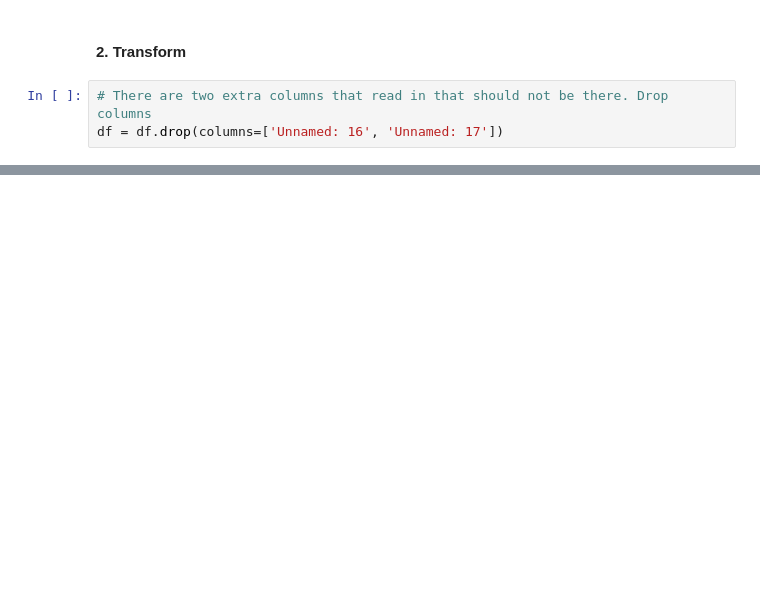
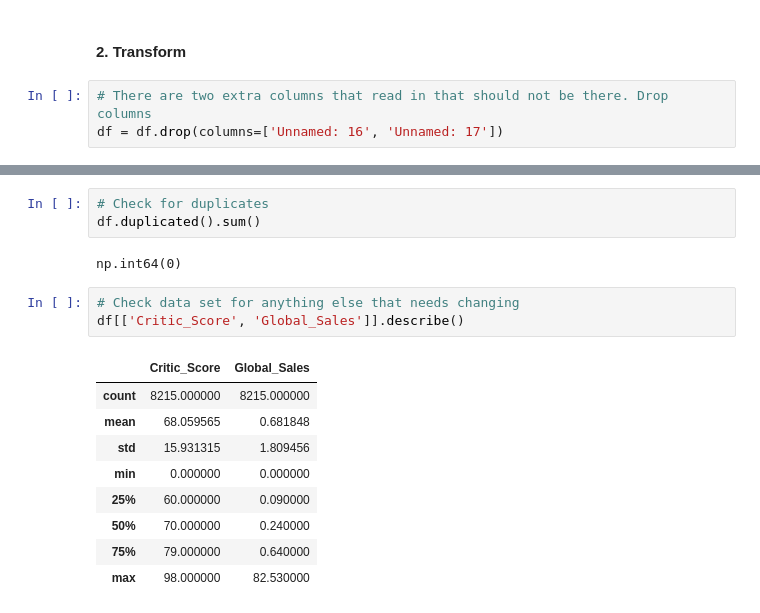
Before and after one commit to Tracie-J/video_game_sale_analysis, a Jupyter notebook: video_game_analysis.ipynb, the cells around one changed output, grey strips where cells are left out. Drawn from its saved outputs; the diff is of its cells as text; blank space fills up the shorter version.

```diff
--- a/video_game_analysis.ipynb
+++ b/video_game_analysis.ipynb
@@ -69,0 +149,18 @@ df.head(2)
+# %%
+# Check for duplicates
+df.duplicated().sum()
+# %% [output]
+np.int64(0)
+# %%
+# Check data set for anything else that needs changing
+df[['Critic_Score', 'Global_Sales']].describe()
+# %% [output]
+|  | Critic_Score | Global_Sales |
+| count | 8215.000000 | 8215.000000 |
+| mean | 68.059565 | 0.681848 |
+| std | 15.931315 | 1.809456 |
+| min | 0.000000 | 0.000000 |
+| 25% | 60.000000 | 0.090000 |
+| 50% | 70.000000 | 0.240000 |
+| 75% | 79.000000 | 0.640000 |
+| max | 98.000000 | 82.530000 |
```
Also changed, not shown: parts of 15 cells of this notebook.
